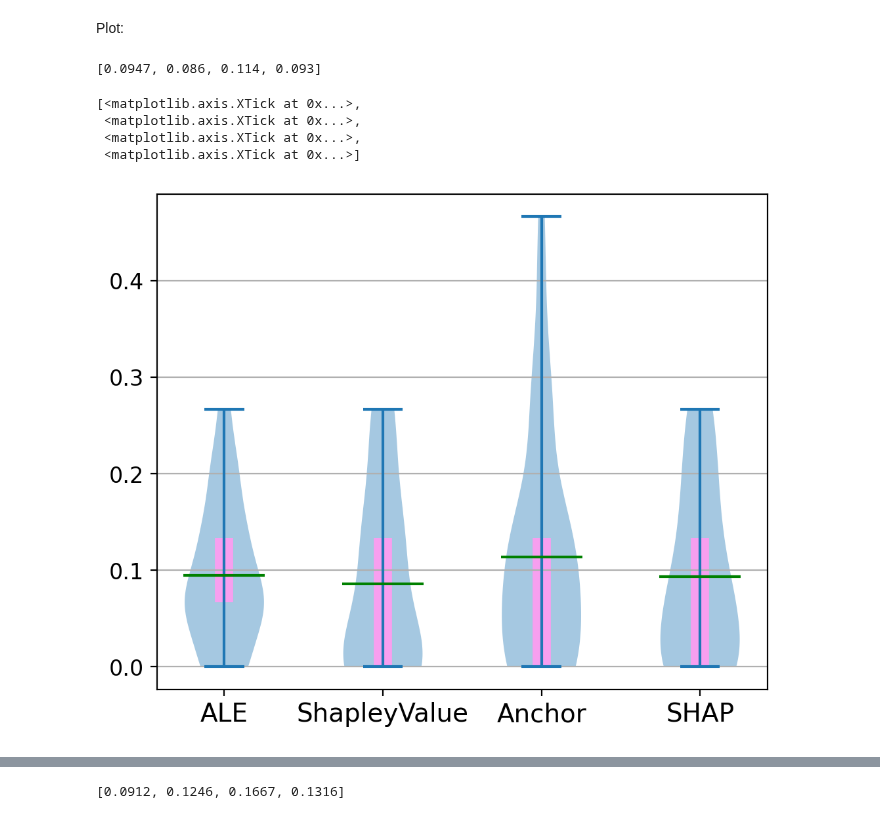
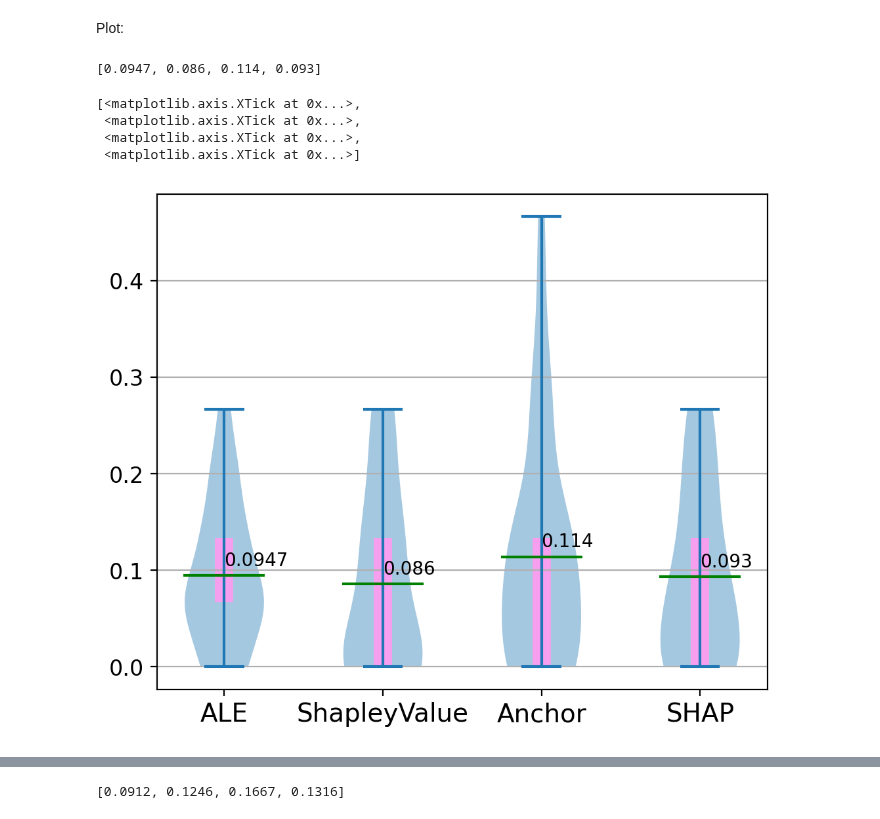
Before and after one commit to youyinnn/s2search, a Jupyter notebook: xai_process_plottingKDT.ipynb, the cells around one changed output, grey strips where cells are left out. Saved outputs shown, nothing was run; the diff lists cells and outputs as text; code cells hidden in the pictures.

```diff
--- a/xai_process_plottingKDT.ipynb
+++ b/xai_process_plottingKDT.ipynb
@@ -25,7 +25,8 @@ xai_metrics_arr = []
 def aggregation(arr):
     # return np.std(arr, ddof=1)
     # return np.mean(np.abs(arr))
-    return pdp_based_importance(arr)
+    # return pdp_based_importance(arr)
+    return aggregation2(arr)
 
 def aggregation2(arr):
     # return np.std(arr, ddof=1)
@@ -107,4 +108,4 @@ fis = ['ale Feature Importance', 'sv Feature Importance', 'anchor Feature Import
 
 xai_fi_metrics_pd = pd.DataFrame(columns=['dataset', *fis], data=xai_metrics_arr)
 
-xai_fi_metrics_pd
+# xai_fi_metrics_pd
@@ -298,31 +319,33 @@ parts = ax.violinplot(np.transpose(distance_self), showmeans=False, showmedians=
 
 for pc in parts['bodies']:
     # pc.set_facecolor('#029386')
     # pc.set_edgecolor('black')
     pc.set_alpha(0.4)
 
 quartile1, medians, quartile3 = np.percentile(distance_self, [25, 50, 75], axis=1)
 
 average = np.mean(distance_self, axis=1)
 
 print([round(a, 4) for a in average])
 
 inds = np.arange(1, len(medians) + 1)
 # ax.scatter(inds, medians, marker='_', color='#ff6347', s=1500, zorder=3, alpha=0.7)
 ax.scatter(inds, average, marker='_', color='green', s=2000, zorder=3, alpha=1)
+for i, txt in enumerate(average):
+    ax.annotate(round(average[i], 4), (inds[i], average[i] + 0.01))
 ax.vlines(inds, quartile1, quartile3, color='#f79fef', linestyle='-', lw=10, zorder=1, alpha=1)
 
 plt.yticks(fontsize=12)
 ax.set_yticks([0.0, 0.1, 0.2, 0.3, 0.4])
 ax.yaxis.grid(True)
 ax.set_xticks([y + 1 for y in range(len(distance_self))],
                 labels=['ALE', 'ShapleyValue', 'Anchor', 'SHAP'], fontsize=14)
 # ax.set_xlabel('Method', fontsize=14)
 # ax.set_ylabel(f'Kendall tau Distance', fontsize=14)
 # %% [output]
 [0.0947, 0.086, 0.114, 0.093]
 [<matplotlib.axis.XTick at 0x...>,
  <matplotlib.axis.XTick at 0x...>,
  <matplotlib.axis.XTick at 0x...>,
  <matplotlib.axis.XTick at 0x...>]
-[figure, old version]
+[figure, new version]
```
Also changed, not shown: parts of 8 cells of this notebook, 11 other files.
